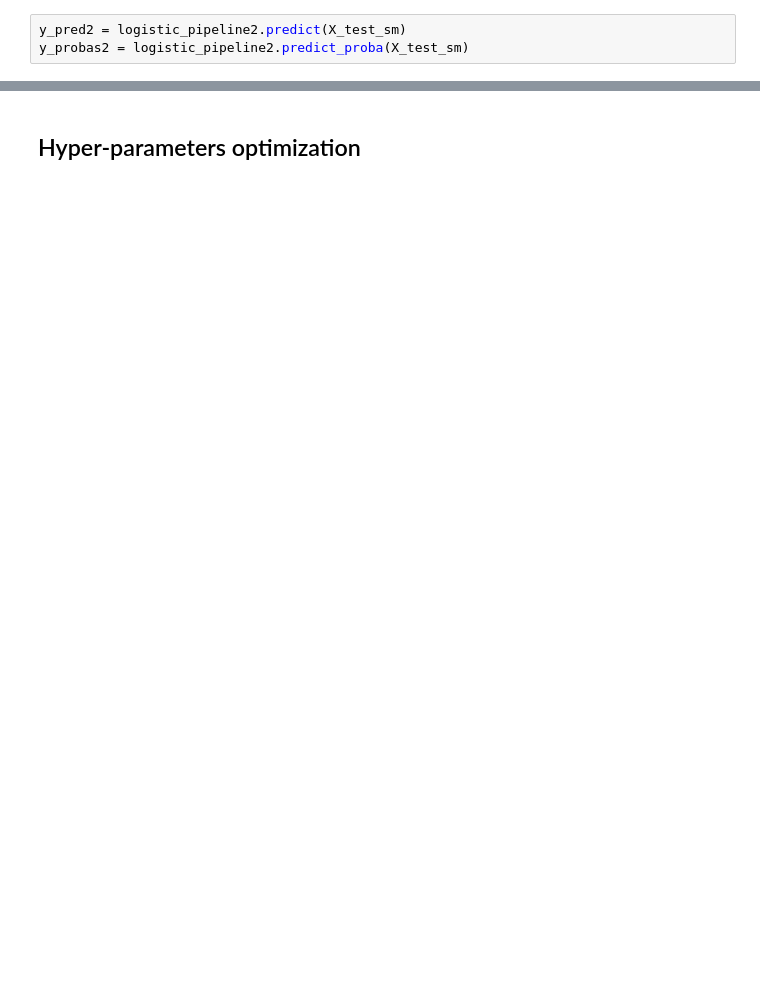
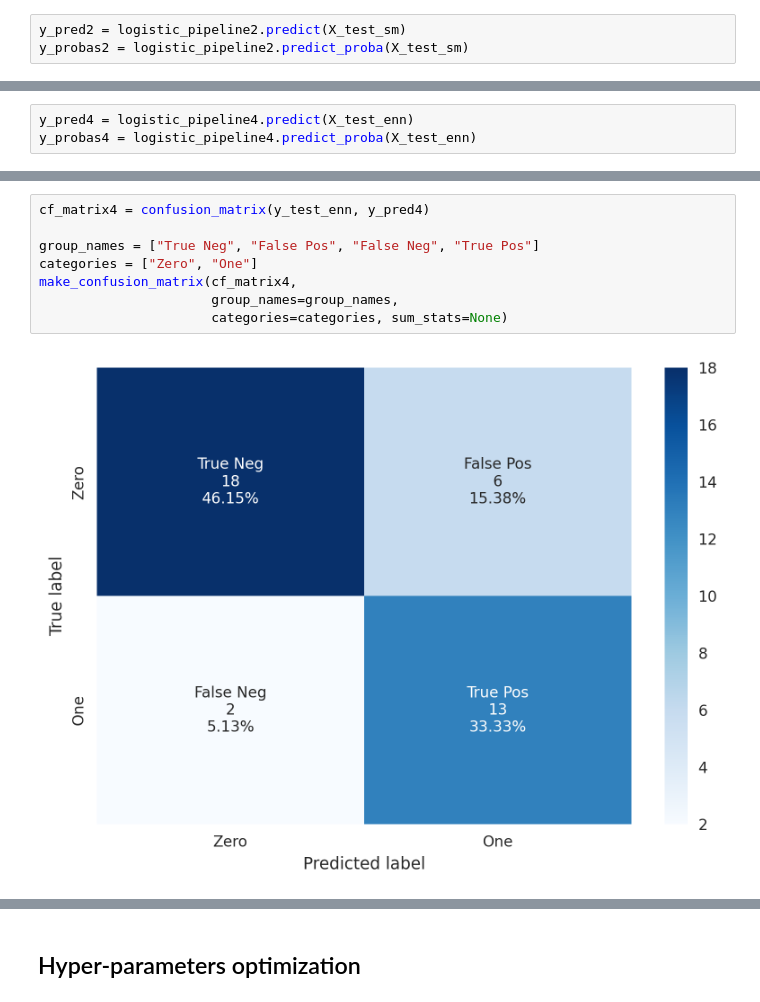
Before and after one commit to adilsmh/bank_loan_eligibility, a Jupyter notebook: notebooks/notebook_bank.ipynb, the cells around one changed output, grey strips where cells are left out. Cells and saved outputs as stored; diff of their text form; blank space fills up the shorter version.

```diff
--- a/notebooks/notebook_bank.ipynb
+++ b/notebooks/notebook_bank.ipynb
@@ -890,0 +1030,3 @@ weighted avg       0.82      0.81      0.81       200
+# %%
+y_pred4 = logistic_pipeline4.predict(X_test_enn)
+y_probas4 = logistic_pipeline4.predict_proba(X_test_enn)
@@ -890,0 +1063,10 @@ weighted avg       0.82      0.81      0.81       200
+# %%
+cf_matrix4 = confusion_matrix(y_test_enn, y_pred4)
+
+group_names = ["True Neg", "False Pos", "False Neg", "True Pos"]
+categories = ["Zero", "One"]
+make_confusion_matrix(cf_matrix4,
+                      group_names=group_names,
+                      categories=categories, sum_stats=None)
+# %% [output]
+[figure, added]
```
Also changed, not shown: parts of 62 cells of this notebook, 5 other files.
